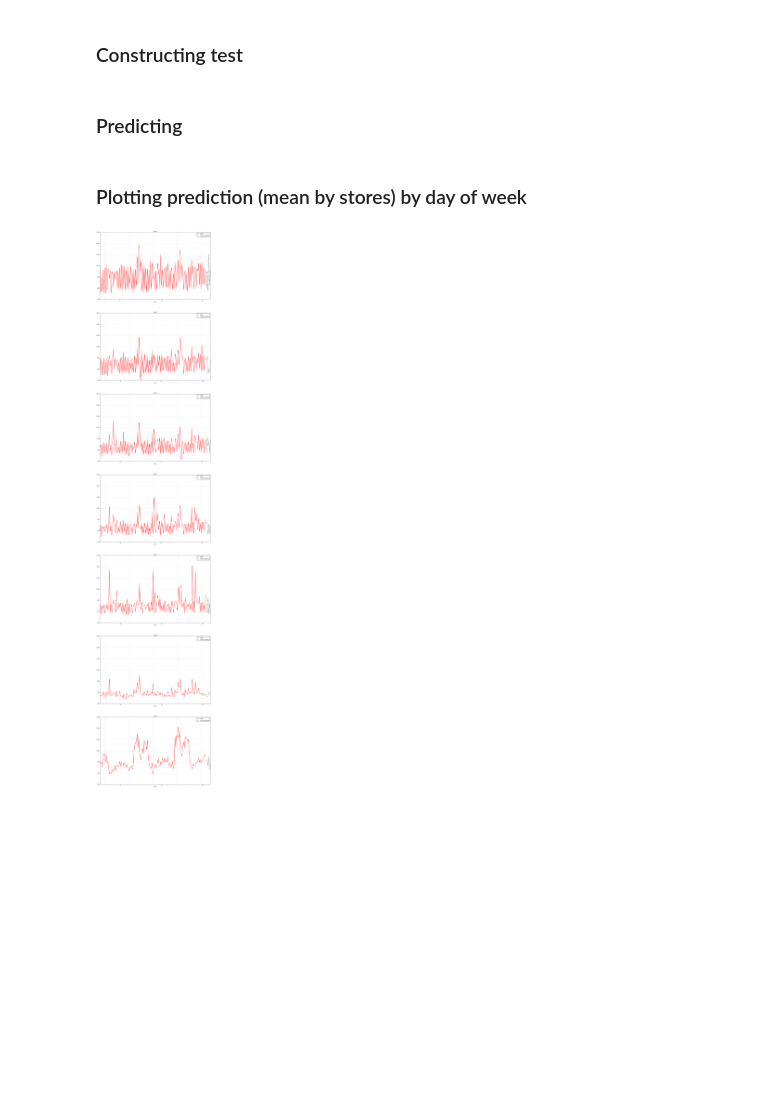
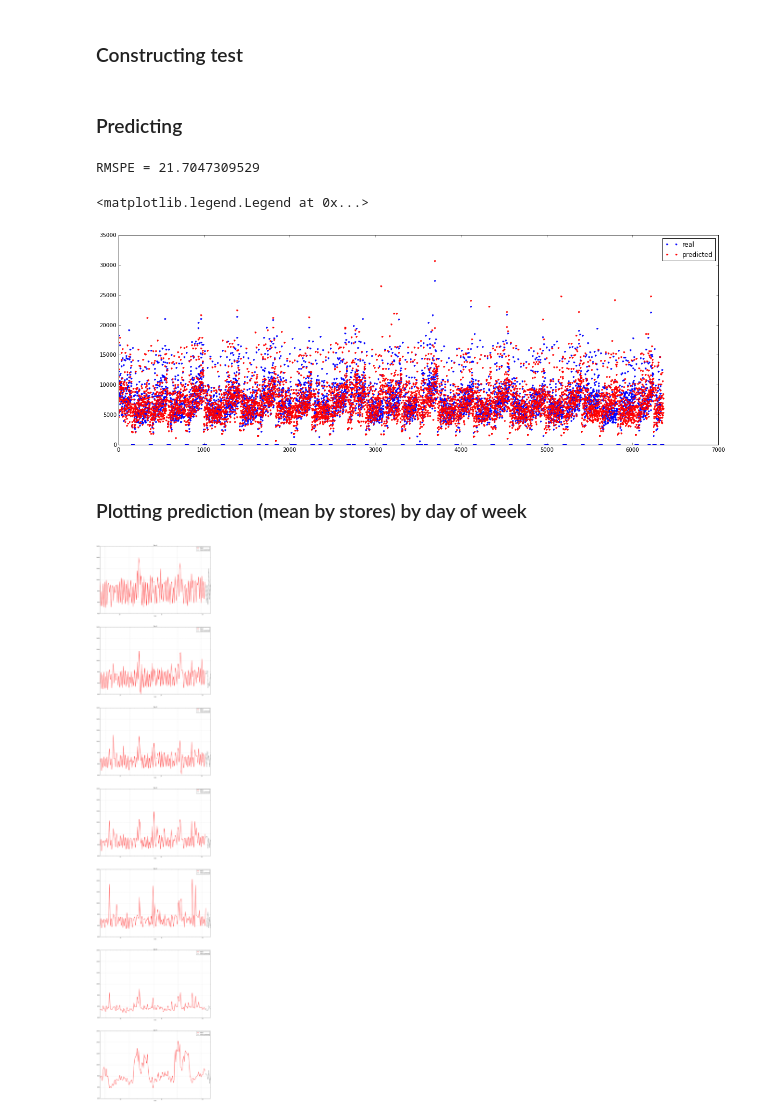
Before and after one commit to shayakhmetov/rossman-store-sales, a Jupyter notebook: rossman.ipynb, the cells around one changed output. Cells and saved outputs as stored; diff of their text form; code cells hidden in the pictures; blank space fills up the shorter version.

Commit message:
stores predictions different

```diff
--- a/rossman.ipynb
+++ b/rossman.ipynb
@@ -174,7 +174,10 @@ def get_mean_dict(custom_df):
             '2014': gb_date.Sales.mean()['2014-01-01':'2014-12-31'],
             '2015': gb_date.Sales.mean()['2015-01-01':'2015-07-31']}
 
-for store in range(1, 1116):
+n_stores = 30
+stores_numbers = np.random.randint(1115, size=n_stores) + 1
+# stores_numbers = range(1, 1116)
+for store in stores_numbers:
     print(store, end=' ')
     for day_of_week in range(1, 8):
         custom_df = train[(train.Open == 1) & (train.DayOfWeek == day_of_week)]
@@ -199,7 +202,7 @@ for store in range(1, 1116):
                             new_value = value
                             if index in ts_store_mean[year]:
                                  new_value = ts_store_mean[year][index]
-                            data_train.append([index.year, index.month, index.day, promo_flag,
+                            data_train.append([store, index.year, index.month, index.day, promo_flag,
                                                school_holiday, day_of_week])
                             data_train_labels.append(new_value)
 
@@ -211,16 +216,18 @@ data_train = np.array(data_train)
 def construct_test(test):
     data_test = []
     for id, row in test.iterrows():
-        data_test.append([row.Date.year, row.Date.month, row.Date.day,
+        data_test.append([row.Store, row.Date.year, row.Date.month, row.Date.day,
                           row.Promo, row.SchoolHoliday, row.DayOfWeek])
     return np.array(data_test)
 
 date_range_2015 = pd.date_range('2015-01-01', '2015-12-31')
 
-# local_test = train[(train.Date.isin(date_range_2015)) & (train.Store.isin(range(1,50)))]
-local_test = train[(train.Date.isin(date_range_2015))]
+if n_stores < 1115:
+    local_test = train[(train.Date.isin(date_range_2015)) & (train.Store.isin(stores_numbers))]
+else:
+    local_test = train[(train.Date.isin(date_range_2015))]
 
-local_test_labels = np.array(local_test.Sales)
+local_test_labels = np.asarray(local_test.Sales)
 
 local_test = construct_test(local_test)
 # %% [markdown]
@@ -228,27 +235,31 @@ local_test = construct_test(local_test)
 # %%
 clf = tree.DecisionTreeRegressor()
 
 clf.fit(data_train, data_train_labels)
 
-predicted_test_labels = np.array(clf.predict(local_test), dtype=int)
+predicted_test_labels = np.asarray(clf.predict(local_test), dtype=int) #CAUTION!
 
 def compute_RMSPE(test_labels, predicted_labels):
     mask = test_labels.nonzero()
     if len(mask) == 0:
         return 0
     return np.sqrt(((np.ones(len(mask)) - predicted_test_labels[mask]/test_labels[mask])**2).sum()/len(mask))
 
 loss_score = compute_RMSPE(local_test_labels, predicted_test_labels)
 print('RMSPE =', loss_score)
 pl.figure(figsize=(20,7))
 pl.plot(local_test_labels, 'b.', label='real')
 pl.plot(predicted_test_labels, 'r.', label='predicted')
 pl.legend()
 # data_test_labels = np.array(clf.predict(data_test), dtype=int)
 
 # test['Sales'] = data_test_labels
 
 # test[['Id', 'Sales']].to_csv('prediction.csv', index=False)
+# %% [output]
+RMSPE = 21.7047309529
+<matplotlib.legend.Legend at 0x...>
+[figure, added]
 # %% [markdown]
 ### Plotting prediction (mean by stores) by day of week
 # %%
```
Also changed, not shown: parts of 1 cell of this notebook.
